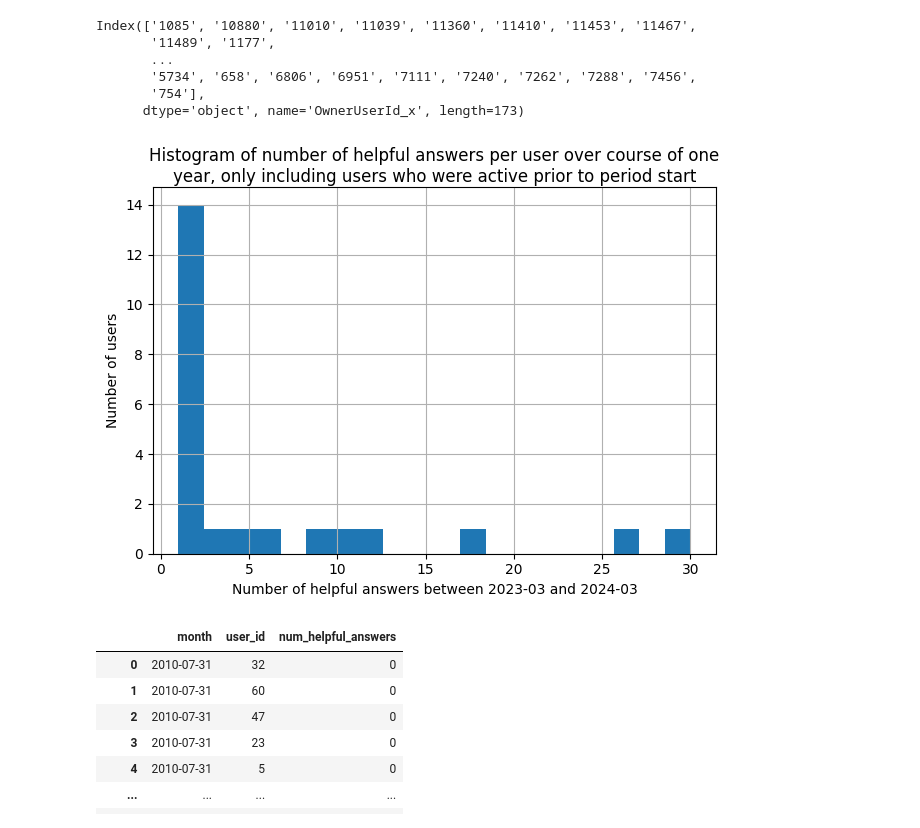
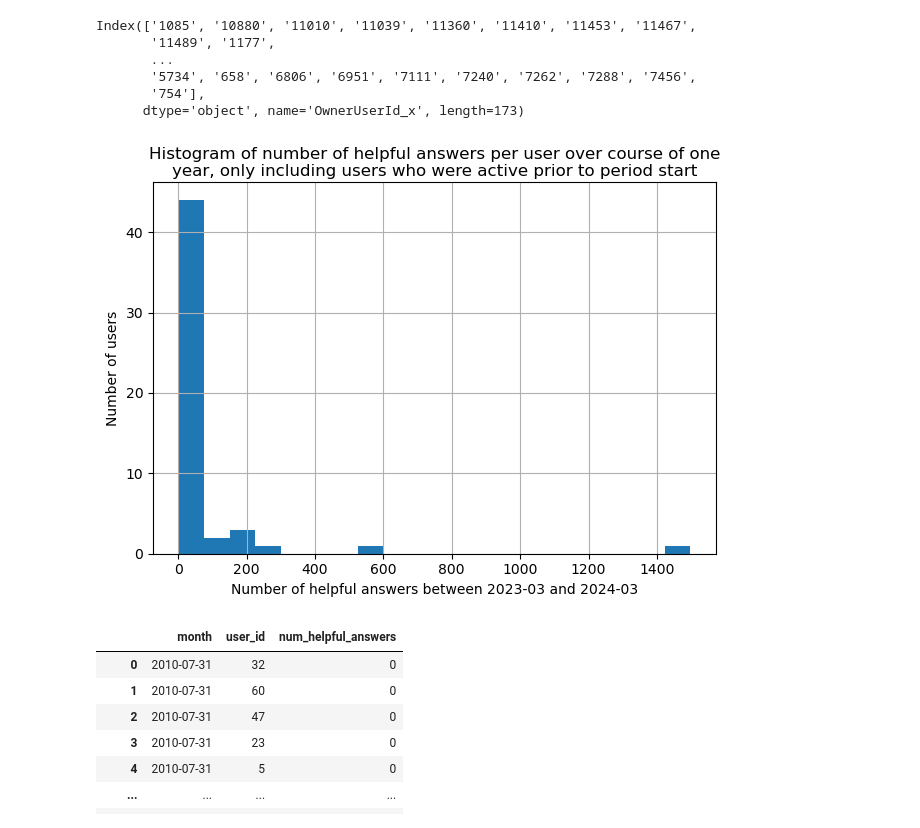
Before and after one commit to isaacbacker/GroupPres_SDS, a Jupyter notebook: Notebooks/fsds25_ex_wk01d02.ipynb, the cells around one changed output. Drawn from its saved outputs; the diff is of its cells as text; code cells hidden in the pictures.

Commit message:
Scores & always helpful or not

```diff
--- a/Notebooks/fsds25_ex_wk01d02.ipynb
+++ b/Notebooks/fsds25_ex_wk01d02.ipynb
@@ -236,3 +196,0 @@ Name: proportion, dtype: float64
-# %%
-question_df['is_answered'] = question_df['AnswerCount'] > 0
-question_df['is_answered'].value_counts(normalize = True)
@@ -280,7 +235,7 @@ Name: proportion, dtype: float64
 # %% [markdown]
 # Examine helpfulness over time
 # %%
-question_df['month'] = pd.to_datetime((question_df['CreationDate_y'] - pd.offsets.MonthBegin(1)).dt.floor('D'))
-helpful_answers = question_df[question_df['is_helpful']][['OwnerUserId_y', 'CreationDate_y', 'month']]
+helpful_answers = question_df[question_df['is_helpful']][['OwnerUserId_y', 'CreationDate_y']]
+helpful_answers['month'] = pd.to_datetime((helpful_answers['CreationDate_y'] - pd.offsets.MonthBegin(1)).dt.floor('D'))
 helpful_answers
 # %% [output]
@@ -409,16 +356,15 @@ Index(['1085', '10880', '11010', '11039', '11360', '11410', '11453', '11467',
        '754'],
       dtype='object', name='OwnerUserId_x', length=173)
 # %%
-last_year = helpful_answers[(helpful_answers['month'] >= '2023-03-01') & (helpful_answers['month'] <= '2024-03-01')]
-user_helpful_answer_count = last_year[last_year['OwnerUserId_y'].isin(included_users)].groupby('OwnerUserId_y').size().sort_values(ascending=False)
+user_helpful_answer_count = helpful_answers[helpful_answers['OwnerUserId_y'].isin(included_users)].groupby('OwnerUserId_y').size().sort_values(ascending=False)
 user_helpful_answer_count.hist(bins=20)
 from matplotlib import pyplot as plt
 plt.xlabel(f'Number of helpful answers between {ma - pd.DateOffset(years=1):%Y-%m} and {ma:%Y-%m}')
 plt.ylabel('Number of users')
 plt.title('Histogram of number of helpful answers per user over course of one year, only including users who were active prior to period start', wrap=True)
 plt.tight_layout()
 # %% [output]
-[figure, old version]
+[figure, new version]
 # %%
 grouped.set_index([ 'month', 'OwnerUserId_y'])['num_helpful_answers'].reindex(index=cross, fill_value=0).reset_index().\
     rename(columns={'level_0': 'month', 'level_1': 'user_id'})
```
Also changed, not shown: parts of 30 cells of this notebook.
